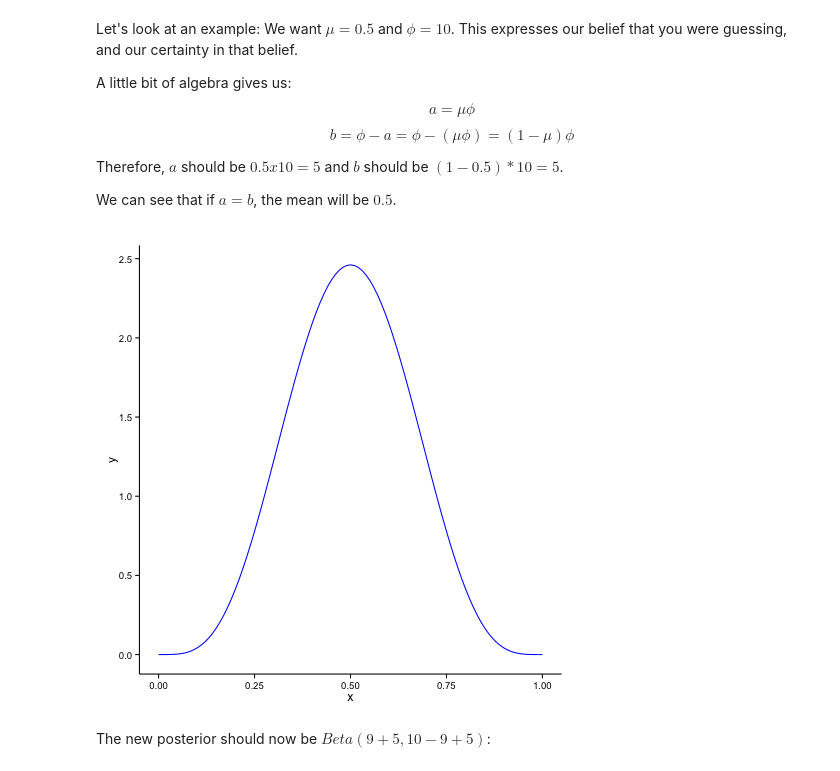
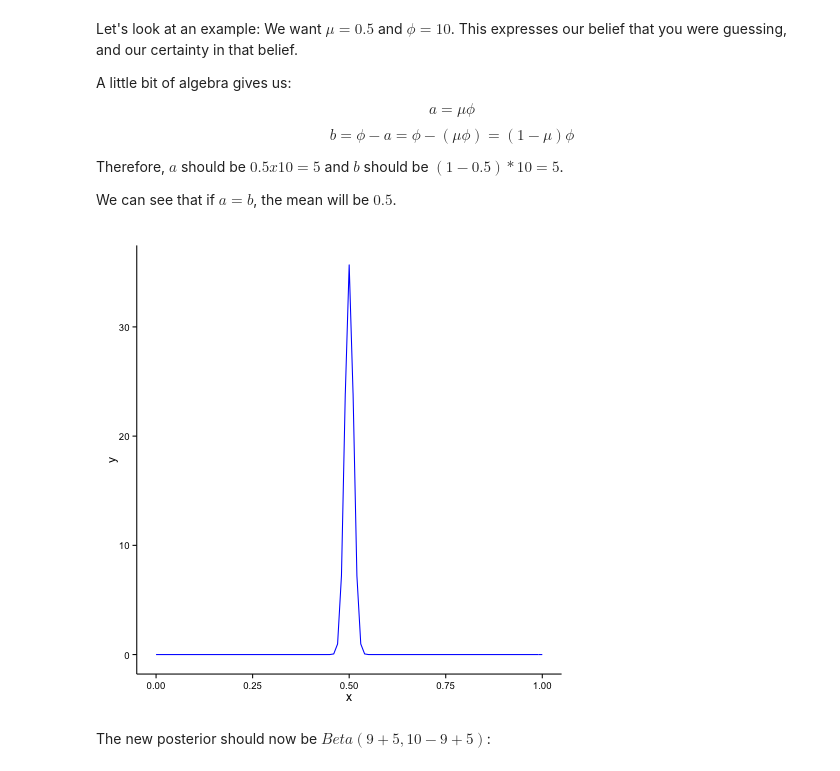
Before and after one commit to awellis/imu_workshop, a Jupyter notebook: notebooks/01_basics_of_bayesian_analysis.ipynb, the cells around one changed output. Saved outputs shown, nothing was run; the diff lists cells and outputs as text; code cells hidden in the pictures.

```diff
--- a/notebooks/01_basics_of_bayesian_analysis.ipynb
+++ b/notebooks/01_basics_of_bayesian_analysis.ipynb
@@ -109,11 +109,11 @@ Therefore, $a$ should be $0.5 x 10 = 5$ and $b$ should be $(1-0.5)*10 = 5$.
 We can see that if $a=b$, the mean will be $0.5$.
 # %%
 p2 <- p0 + stat_function(fun = dbeta,
-                   args = list(shape1 = 5, shape2 = 5),
+                   args = list(shape1 = 1000, shape2 = 1000),
                    color = 'blue')
 p2
 # %% [output]
-[figure, old version]
+[figure, new version]
 # %% [markdown]
 The new posterior should now be $Beta(9+5, 10-9+5)$:
 # %%
```
Also changed, not shown: parts of 1 cell of this notebook, 11 other files.
